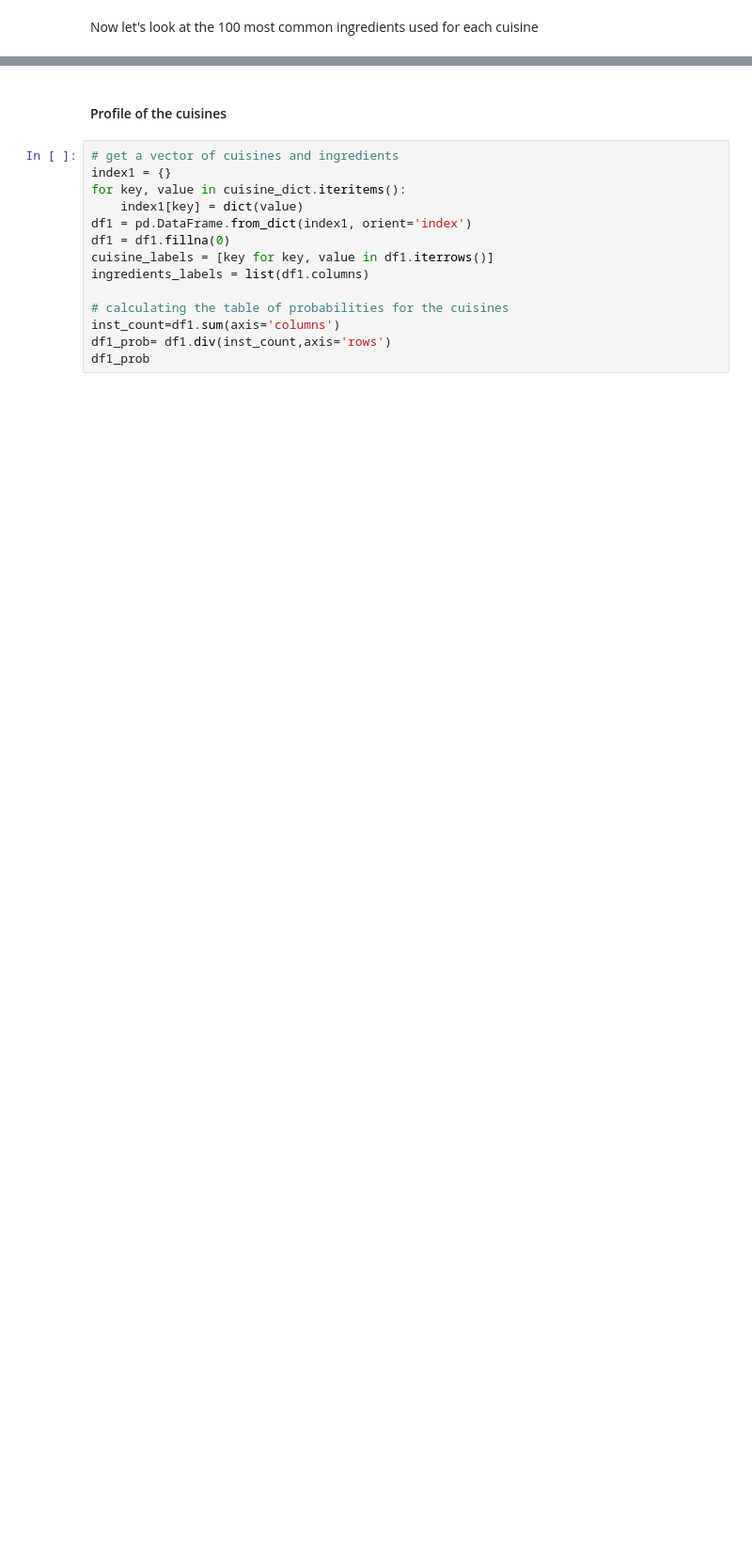
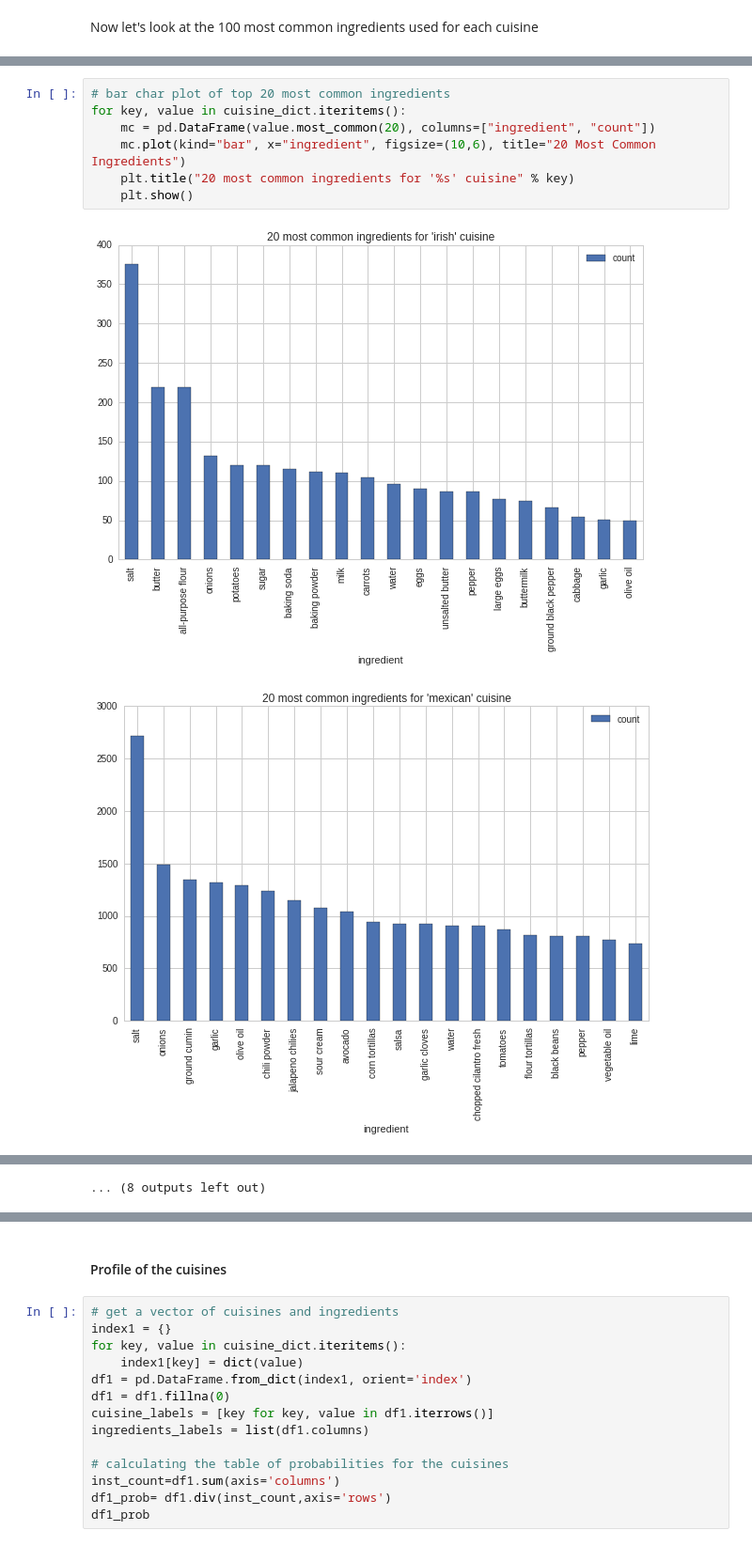
Before and after one commit to bluegrapes/DAT8Coursework, a Jupyter notebook: project2/code/README.ipynb, the cells around one changed output, grey strips where cells are left out. Shown at 94% size. Drawn from its saved outputs; the diff is of its cells as text; blank space fills up the shorter version.

```diff
--- a/project2/code/README.ipynb
+++ b/project2/code/README.ipynb
@@ -144 +146,11 @@ for key, value in cuisine_dict.iteritems():
 ... (8 outputs left out)
+# %%
+# bar char plot of top 20 most common ingredients
+for key, value in cuisine_dict.iteritems():
+    mc = pd.DataFrame(value.most_common(20), columns=["ingredient", "count"])
+    mc.plot(kind="bar", x="ingredient", figsize=(10,6), title="20 Most Common Ingredients")
+    plt.title("20 most common ingredients for '%s' cuisine" % key)
+    plt.show()
+# %% [output]
+[figure, added]
+[figure, added]
@@ -144,0 +167 @@ for key, value in cuisine_dict.iteritems():
+... (8 outputs left out)
```
Also changed, not shown: parts of 8 cells of this notebook, 1 other file.
